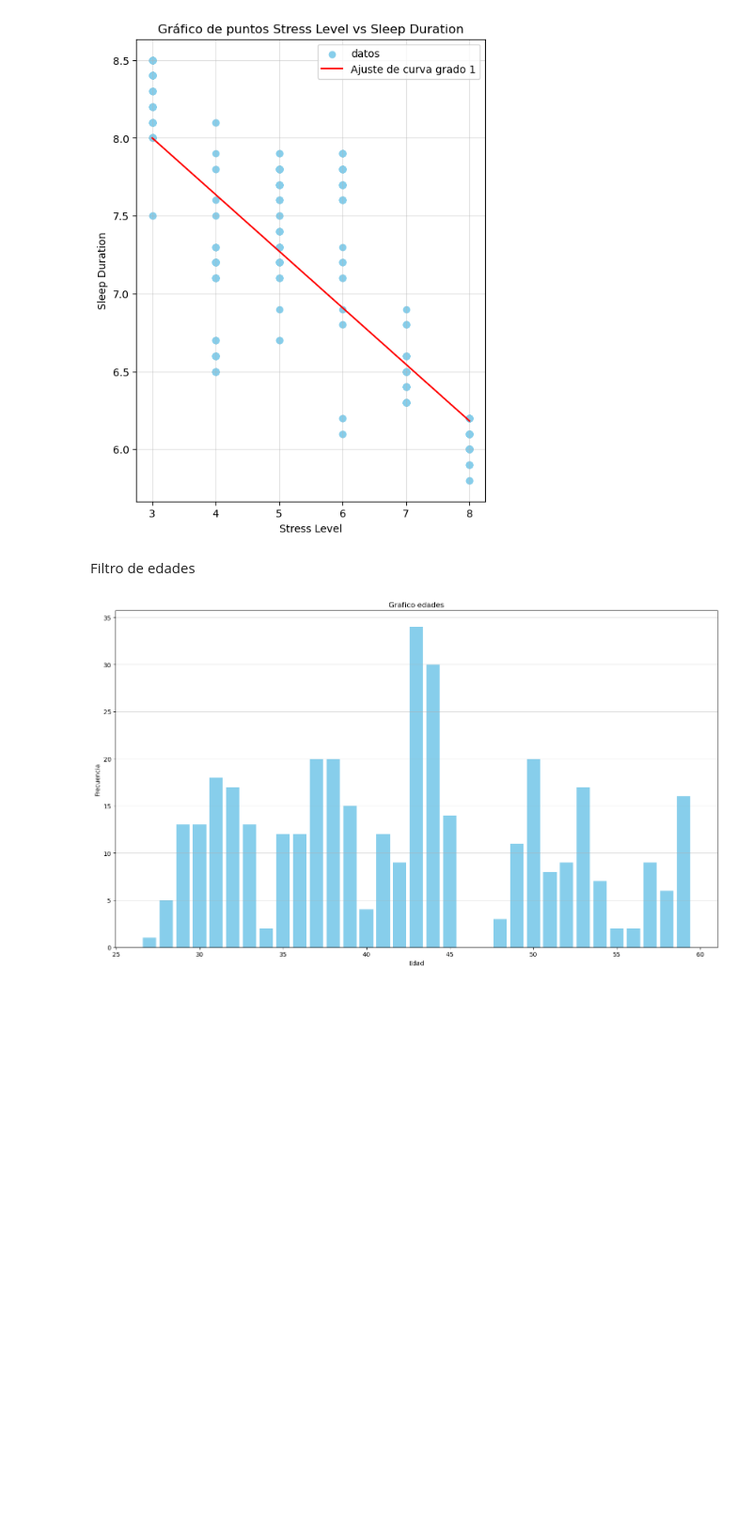
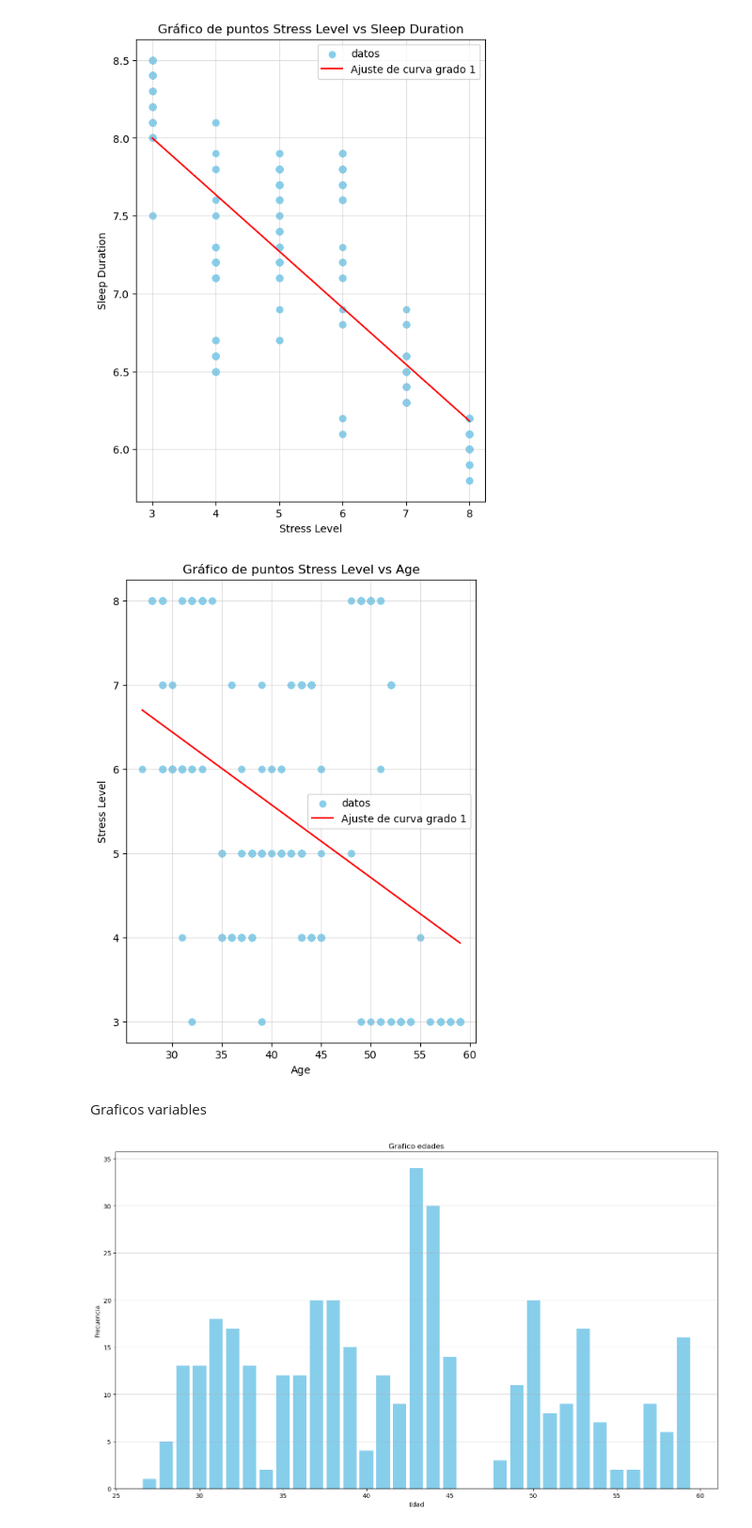
Before and after one commit to Brokolito/HAD-ModProba, a Jupyter notebook: data_work.ipynb, the cells around one changed output. Shown at 94% size. Saved outputs shown, nothing was run; the diff lists cells and outputs as text; code cells hidden in the pictures; blank space fills up the shorter version.

Commit message:
Se ordenaron graficos y elimino uno de calor

```diff
--- a/data_work.ipynb
+++ b/data_work.ipynb
@@ -85,8 +64,26 @@ plt.legend(['datos', 'Ajuste de curva grado 1'])
 plt.show()
 # %% [output]
 [figure]
-# %% [markdown]
-Filtro de edades
+# %%
+X=data['Age'].to_numpy()
+Y=data['Stress Level'].to_numpy()
+Coef_Ed_Estr = Estimar_coeficientes(X,Y)  # grado 1 tiene la forma y = b + ax
+X = data['Age'].to_numpy().reshape(-1, 1)
+dom = np.linspace(min(X),max(X),100)  # intervalo entre el dato mínimo y máximo
+rec = Coef_Ed_Estr[0] + Coef_Ed_Estr[1]*dom  # evaluar con la forma Y = aX + b
+plt.figure(figsize=(6,8))
+plt.scatter(X,Y, alpha=1, color='skyblue')  # Gráfico de puntos para los datos
+plt.plot(dom,rec,color='red')  # Recta ajustada
+plt.xlabel('Age')
+plt.ylabel('Stress Level')
+plt.title('Gráfico de puntos Stress Level vs Age')
+plt.grid(alpha=0.4)
+plt.legend(['datos', 'Ajuste de curva grado 1'])
+plt.show()
+# %% [output]
+[figure, added]
+# %% [markdown]
+Graficos variables
 # %%
 edades=data['Age'].value_counts()
 plt.bar(edades.index, edades.values, color='skyblue', alpha=1)
```
Also changed, not shown: parts of 5 cells of this notebook.
